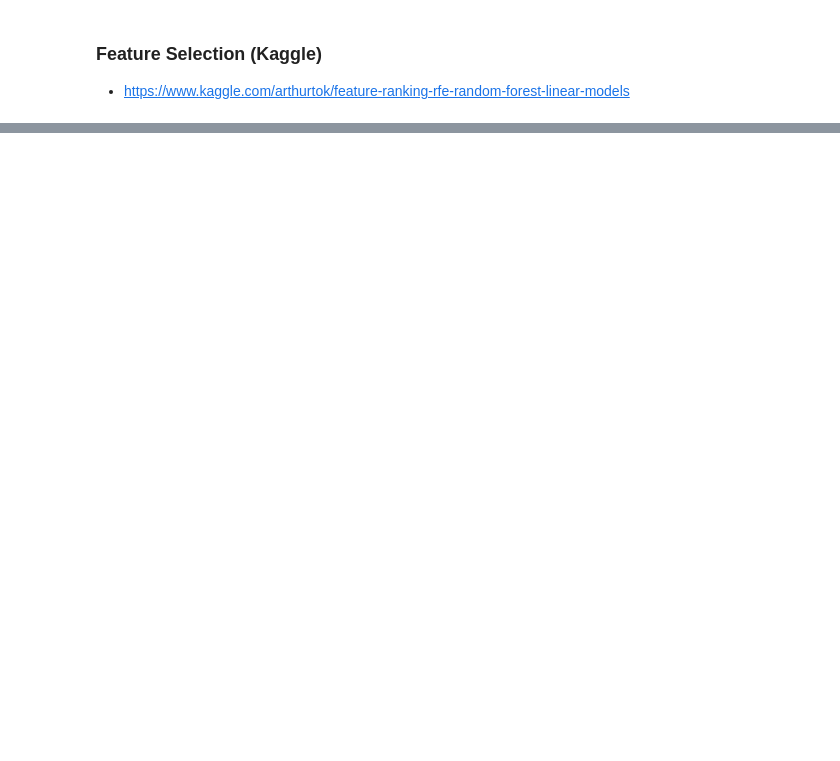
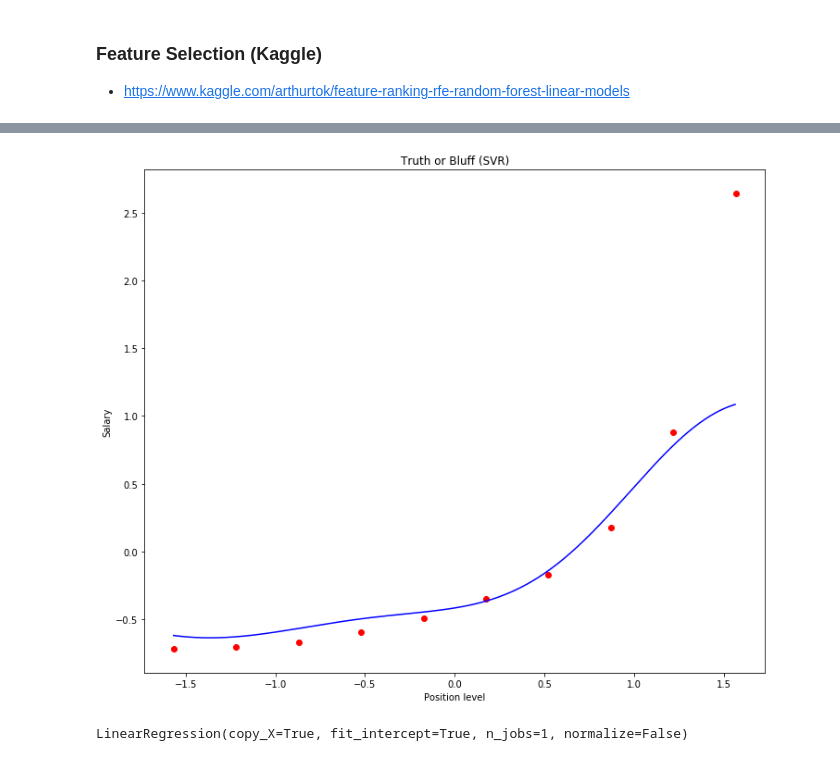
Before and after one commit to ywchiu/holintech, a Jupyter notebook: Demo20181222.ipynb, the cells around one changed output, grey strips where cells are left out. Cells and saved outputs as stored; diff of their text form; code cells hidden in the pictures; blank space fills up the shorter version.

```diff
--- a/Demo20181222.ipynb
+++ b/Demo20181222.ipynb
@@ -470,0 +571,18 @@ coef_matrix_lasso
+# %%
+# Visualising the SVR results (for higher resolution and smoother curve)
+X_grid = np.arange(min(X), max(X), 0.01) # choice of 0.01 instead of 0.1 step because the data is feature scaled
+X_grid = X_grid.reshape((len(X_grid), 1))
+plt.scatter(X, y, color = 'red')
+plt.plot(X_grid, regressor.predict(X_grid), color = 'blue')
+plt.title('Truth or Bluff (SVR)')
+plt.xlabel('Position level')
+plt.ylabel('Salary')
+plt.show()
+# %% [output]
+[figure, added]
+# %%
+from sklearn.linear_model import LinearRegression
+reg = LinearRegression()
+reg.fit(X, y)
+# %% [output]
+LinearRegression(copy_X=True, fit_intercept=True, n_jobs=1, normalize=False)
```
Also changed, not shown: parts of 13 cells of this notebook.
